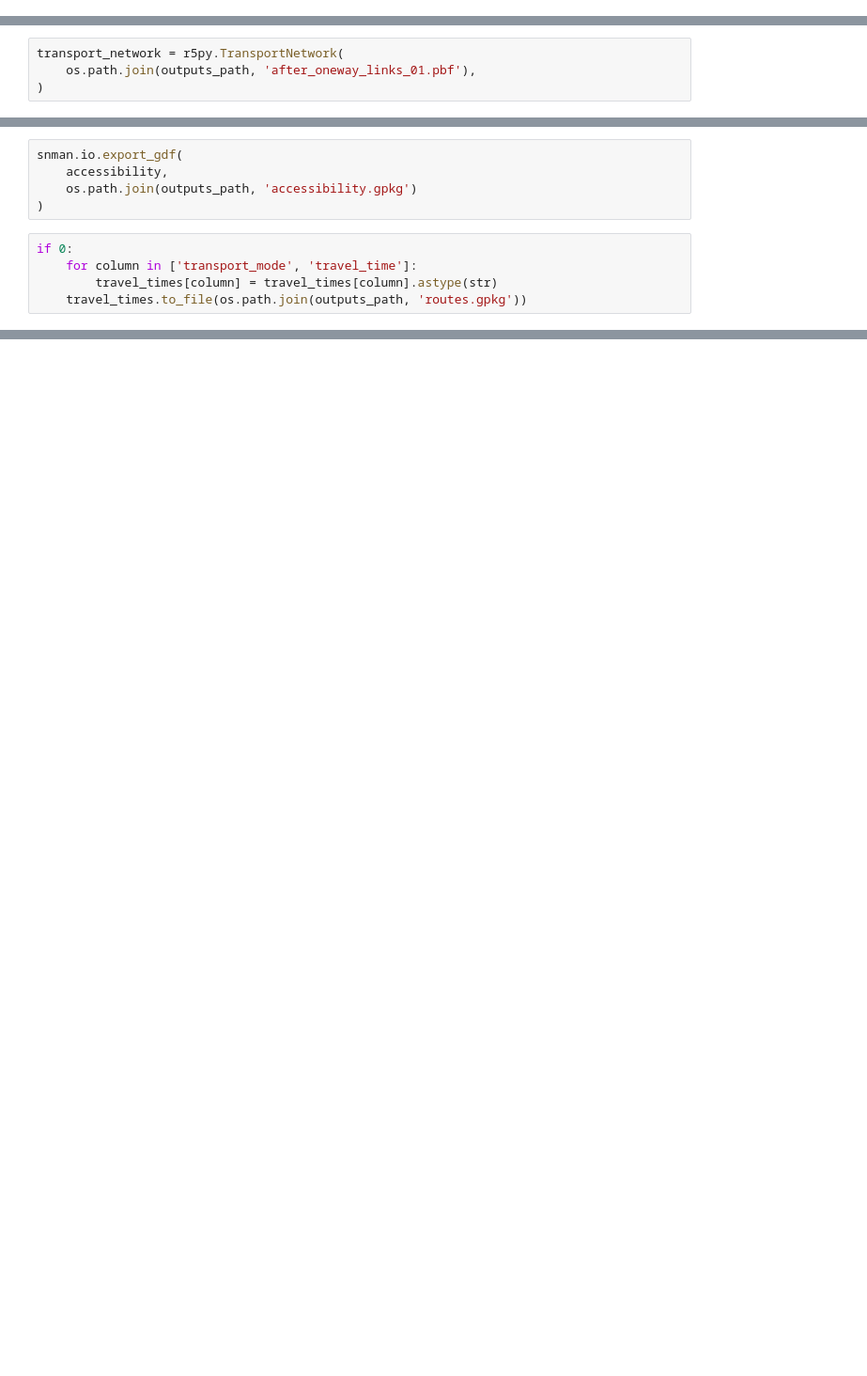
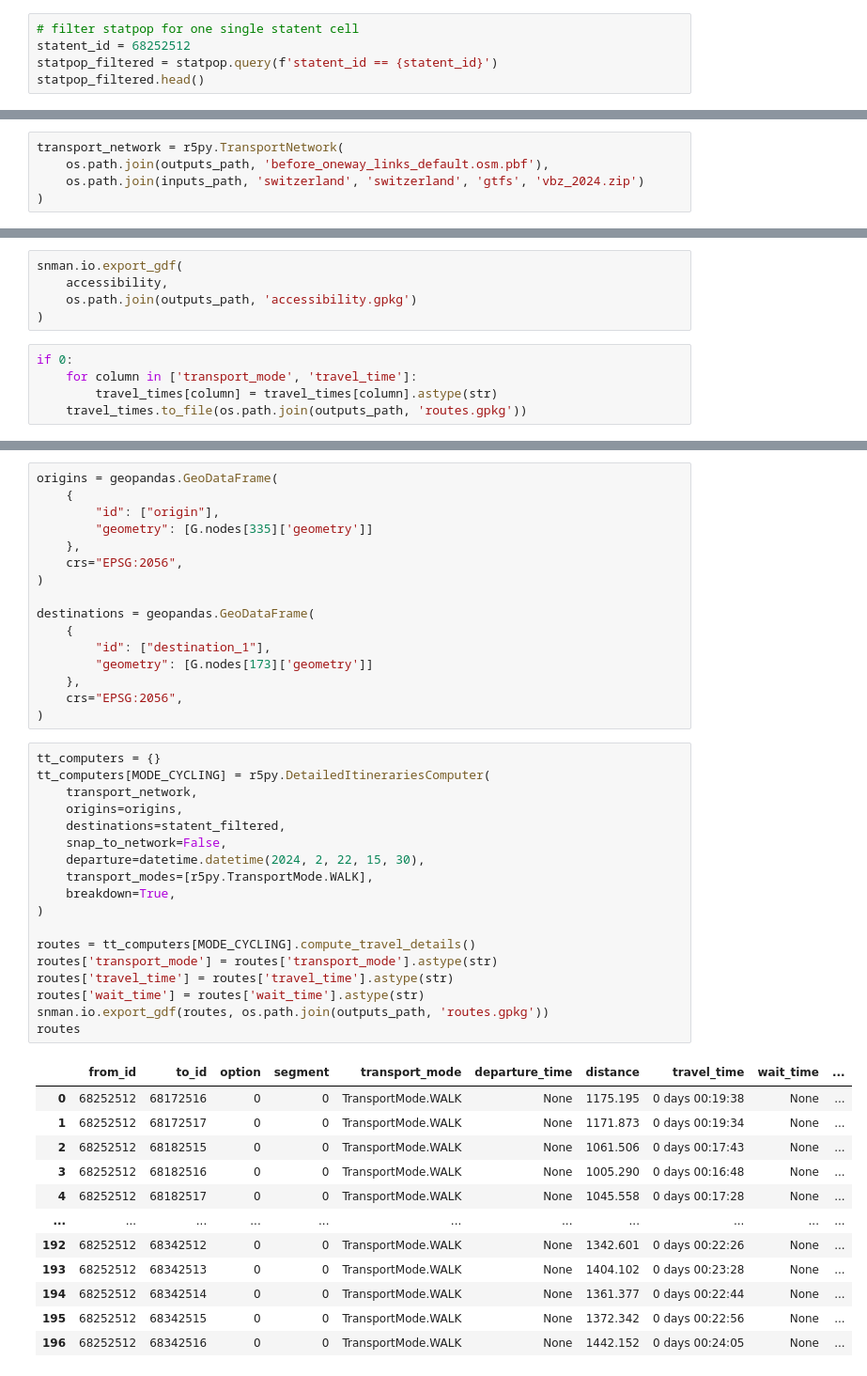
Before and after one commit to lukasballo/snman, a Jupyter notebook: scripts_accessibility_paper/r5.ipynb, the cells around one changed output, grey strips where cells are left out. Shown at 94% size. Cells and saved outputs as stored; diff of their text form; blank space fills up the shorter version.

```diff
--- a/scripts_accessibility_paper/r5.ipynb
+++ b/scripts_accessibility_paper/r5.ipynb
@@ -50,0 +72,5 @@ statpop.set_index('record', inplace=True)
+# %%
+# filter statpop for one single statent cell
+statent_id = 68252512
+statpop_filtered = statpop.query(f'statent_id == {statent_id}')
+statpop_filtered.head()
@@ -51,4 +113,5 @@ statpop.set_index('record', inplace=True)
 # %%
 transport_network = r5py.TransportNetwork(
-    os.path.join(outputs_path, 'after_oneway_links_01.pbf'),
+    os.path.join(outputs_path, 'before_oneway_links_default.osm.pbf'),
+    os.path.join(inputs_path, 'switzerland', 'switzerland', 'gtfs', 'vbz_2024.zip')
 )
@@ -232,0 +480,47 @@ if 0:
+# %%
+origins = geopandas.GeoDataFrame(
+    {
+        "id": ["origin"],
+        "geometry": [G.nodes[335]['geometry']]
+    },
+    crs="EPSG:2056",
+)
+
+destinations = geopandas.GeoDataFrame(
+    {
+        "id": ["destination_1"],
+        "geometry": [G.nodes[173]['geometry']]
+    },
+    crs="EPSG:2056",
+)
+# %%
+tt_computers = {}
+tt_computers[MODE_CYCLING] = r5py.DetailedItinerariesComputer(
+    transport_network,
+    origins=origins,
+    destinations=statent_filtered,
+    snap_to_network=False,
+    departure=datetime.datetime(2024, 2, 22, 15, 30),
+    transport_modes=[r5py.TransportMode.WALK],
+    breakdown=True,
+)
+
+routes = tt_computers[MODE_CYCLING].compute_travel_details()
+routes['transport_mode'] = routes['transport_mode'].astype(str)
+routes['travel_time'] = routes['travel_time'].astype(str)
+routes['wait_time'] = routes['wait_time'].astype(str)
+snman.io.export_gdf(routes, os.path.join(outputs_path, 'routes.gpkg'))
+routes
+# %% [output]
+|  | from_id | to_id | option | segment | transport_mode | departure_time | distance | travel_time | wait_time | ... |
+| 0 | 68252512 | 68172516 | 0 | 0 | TransportMode.WALK | None | 1175.195 | 0 days 00:19:38 | None | ... |
+| 1 | 68252512 | 68172517 | 0 | 0 | TransportMode.WALK | None | 1171.873 | 0 days 00:19:34 | None | ... |
+| 2 | 68252512 | 68182515 | 0 | 0 | TransportMode.WALK | None | 1061.506 | 0 days 00:17:43 | None | ... |
+| 3 | 68252512 | 68182516 | 0 | 0 | TransportMode.WALK | None | 1005.290 | 0 days 00:16:48 | None | ... |
+| 4 | 68252512 | 68182517 | 0 | 0 | TransportMode.WALK | None | 1045.558 | 0 days 00:17:28 | None | ... |
+| ... | ... | ... | ... | ... | ... | ... | ... | ... | ... | ... |
+| 192 | 68252512 | 68342512 | 0 | 0 | TransportMode.WALK | None | 1342.601 | 0 days 00:22:26 | None | ... |
+| 193 | 68252512 | 68342513 | 0 | 0 | TransportMode.WALK | None | 1404.102 | 0 days 00:23:28 | None | ... |
+| 194 | 68252512 | 68342514 | 0 | 0 | TransportMode.WALK | None | 1361.377 | 0 days 00:22:44 | None | ... |
+| 195 | 68252512 | 68342515 | 0 | 0 | TransportMode.WALK | None | 1372.342 | 0 days 00:22:56 | None | ... |
+| 196 | 68252512 | 68342516 | 0 | 0 | TransportMode.WALK | None | 1442.152 | 0 days 00:24:05 | None | ... |
```
Also changed, not shown: parts of 34 cells of this notebook, 40 other files.
